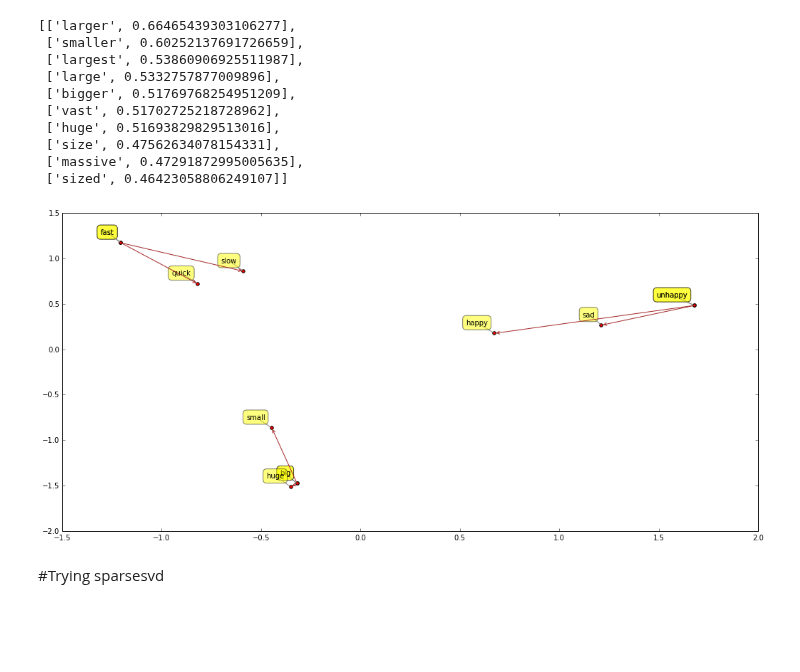
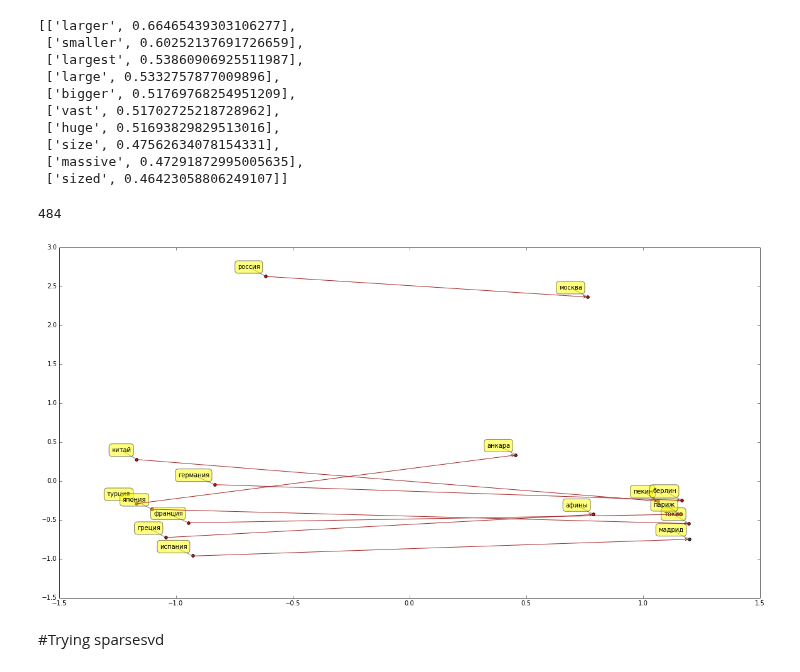
Before and after one commit to undertherain/vsmlib, a Jupyter notebook: python/matrices.ipynb, the cells around one changed output. Cells and saved outputs as stored; diff of their text form; code cells hidden in the pictures; blank space fills up the shorter version.

```diff
--- a/python/matrices.ipynb
+++ b/python/matrices.ipynb
@@ -39,11 +39,13 @@ def display_pil_image(im):
 png_formatter = get_ipython().display_formatter.formatters['image/png']
 dpi = png_formatter.for_type(Image.Image, display_pil_image)
 # %%
-if socket.gethostname()=="cypress":  dir_root="/storage/scratch/tmp"
+if socket.gethostname()=="cypress":
+    dir_root="/storage/scratch/SVD/explicit_Giga_2w_svd_500_C0.6/"
 if socket.gethostname()=="ashtree":
-    dir_root="/mnt/work/nlp_scratch/sparse/tmp"
-    dir_root="/mnt/work/nlp_scratch/test"
-if socket.gethostname()=="rc017.m.gsic.titech.ac.jp":  dir_root="/home/blackbird/data/scratch/brown"
+    dir_root="/mnt/work/nlp_scratch/SVD/explicit_Giga_2w_svd_500_C0.6"
+    #dir_root="/mnt/work/nlp_scratch/test"
+if socket.gethostname()=="rc017.m.gsic.titech.ac.jp":
+    dir_root="/home/blackbird/data/scratch/brown"
 # %%
 #m=load_from_dir("/storage/scratch/brown_svd300")
 #imp.reload(vsmlib.model)
@@ -89,10 +79,11 @@ quick
 # %%
 #words_of_interest=["germany","berlin","japan","tokyo"]
 #words_of_interest=["fast","quick","rapid", "swift", "slow","sluggish", "delayed","apple"]
-words_of_interest=["apple","banana","pear"]
-words_of_interest=["quick","fast"]
-draw_features_and_similarity(m,words_of_interest)
-#draw_features(m,words_of_interest,num_features=40)
+#words_of_interest=["apple","banana","pear"]
+#words_of_interest=["quick","fast"]
+words_of_interest=["яблоко","груша"]
+#draw_features_and_similarity(m,words_of_interest)
+draw_features(m,words_of_interest,num_features=40)
 
 #plotvectors(m)
 #print(1)
@@ -218,4 +231,12 @@ m2.get_most_similar_words(row)
  ['size', 0.47562634078154331],
  ['massive', 0.47291872995005635],
  ['sized', 0.46423058806249107]]
+# %%
+with open("../data/imperfect/list.txt") as f:
+    pairs = [y for y in [x.split() for x in f.readlines()]]
+    wordlist = [item for sublist in pairs for item in sublist]
+#wordlist
+len(wordlist)
+# %% [output]
+484
 # %%
@@ -223,5 +244,6 @@ m.get_row(2)
 m.normalize()
 # %%
+wordlist=wordlist[:40]
 #wordlist = ["turkey","ankara",
 #            "japan","tokyo",
 #            "china","beijing",
@@ -231,10 +253,21 @@ m.normalize()
 #            "greece","athens",
 #            "spain","madrid"
 #            ]
-wordlist = ["big","bigger","small","smaller","good","better","slow","slower","short","shorter"]
-wordlist = ["fast","slow","big","small","long","short","expensive","cheap","good","bad"]
-wordlist = ["fast","slow","fast","quick","big","small","big","huge","unhappy","happy","unhappy","sad"]
+wordlist = ["турция","анкара",
+            "япония","токио",
+            "китай","пекин",
+            "россия","москва",
+            "франция","париж",
+            "германия","берлин",
+            "греция","афины",
+            "испания","мадрид"
+            ]
+#wordlist = ["big","bigger","small","smaller","good","better","slow","slower","short","shorter"]
+#wordlist = ["fast","slow","big","small","long","short","expensive","cheap","good","bad"]
+#wordlist = ["говорить","сказать","мочь","смочь","знать","узнать","становиться","стать","есть","съесть","хотеть","захотеть"]
 #mymodel = m_w2v
+mpl.rcParams['figure.figsize'] = (20.0, 10.0)
+
 mymodel = m
 #wordlist = ["cake","soup","sandwich","","car","bike","helicopter"]
 def vis_scatter(lx,ly,wordlist):
@@ -249,35 +282,35 @@ def vis_scatter(lx,ly,wordlist):
             textcoords = 'offset points', ha = 'right', va = 'bottom',
             bbox = dict(boxstyle = 'round,pad=0.5', fc = 'yellow', alpha = 0.5),
             arrowprops = dict(arrowstyle = '-', connectionstyle = 'arc3,rad=0',color="grey"))
     for i in range(0, len(lx), 2):
         #plt.plot(lx[i:i+2],ly[i:i+2],c="brown")
         #plt.arrow(lx[i], ly[i], lx[i+1]-lx[i], ly[i+1]-ly[i], head_width=0.03, head_length=0.1, fc='k', ec='k')
         ax.annotate("", xy=(lx[i+1], ly[i+1]), xytext=(lx[i], ly[i]),arrowprops=dict(arrowstyle="->",color="brown"))
 
 rows = np.empty((0,mymodel.matrix.shape[1]))
 for i in wordlist:
 #    rows =np.vstack([rows,mymodel.get_row(i).todense()])
     rows =np.vstack([rows,mymodel.get_row(i)])
 
 ##p = mdp.pca(rows)
 #ut, s_ev, vt = np.linalg.svd(rows.T)
 #ut, s_ev, vt = sklearn.decomposition.TruncatedSVD(rows)
 #rows.shape
 
 pca = sklearn.decomposition.PCA(n_components=2,whiten=True)
 p = pca.fit_transform(rows)
 
 #svd = sklearn.decomposition.TruncatedSVD(n_components=2, random_state=42)
 #p = svd.fit_transform(rows)
 
 ##print(pca.explained_variance_ratio_)
 x = p[:,0]
 y = p[:,1]
 
 vis_scatter(x,y,wordlist)
-#plt.savefig(mymodel.name+"_capitals.pdf")
+plt.savefig(mymodel.name+"_imperfect.pdf", bbox_inches='tight')
 # %% [output]
-[figure, old version]
+[figure, new version]
 # %% [markdown]
 #Trying sparsesvd
 # %%
```
Also changed, not shown: parts of 8 cells of this notebook, 3 other files.
